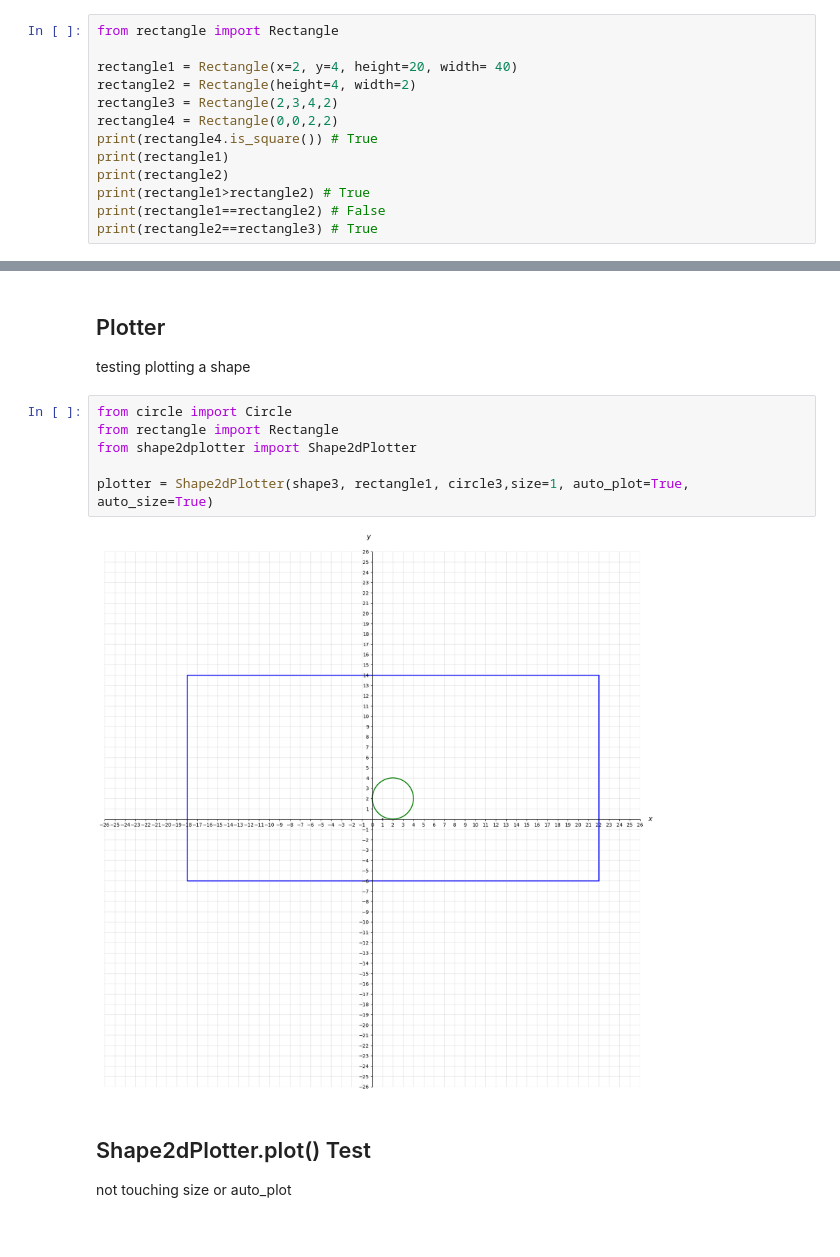
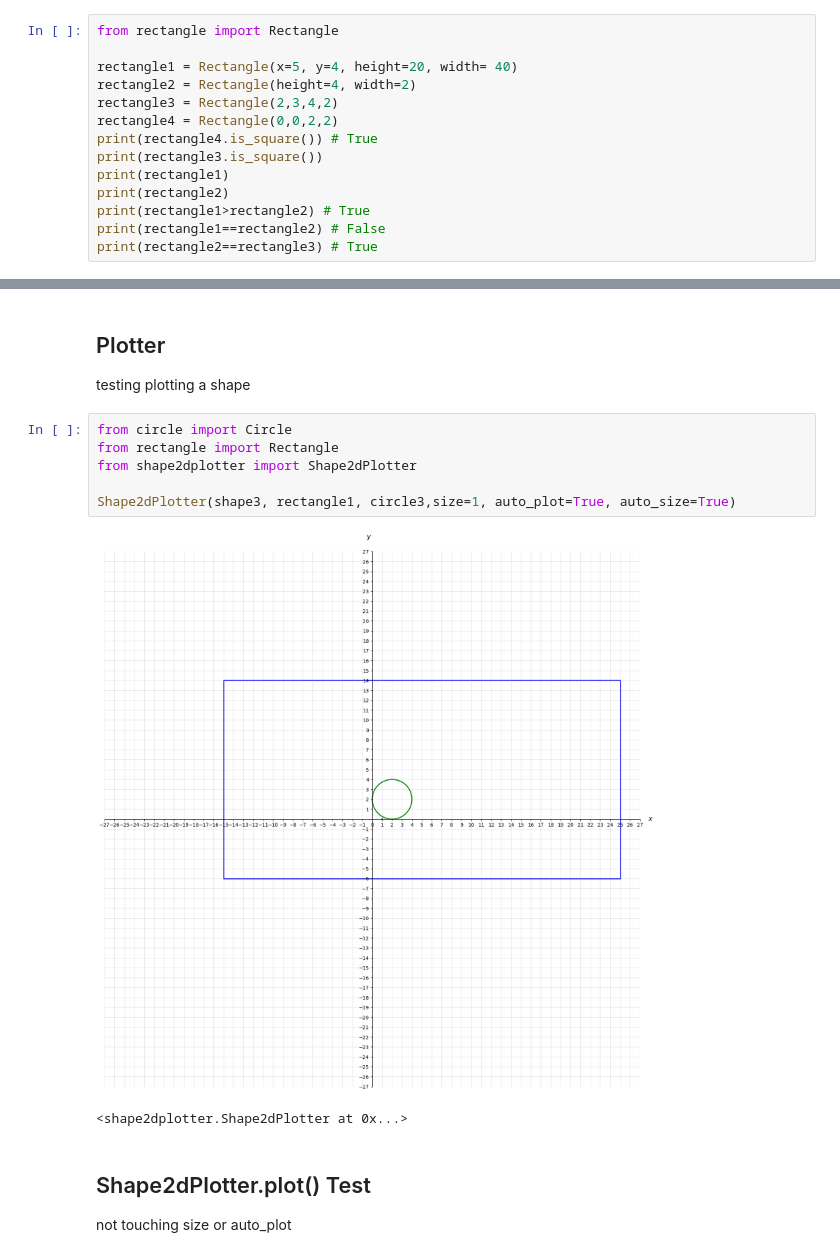
Before and after one commit to FellanNokes/lab_2_Felix_Kjellberg, a Jupyter notebook: manual_test.ipynb, the cells around one changed output, grey strips where cells are left out. Saved outputs shown, nothing was run; the diff lists cells and outputs as text.

Commit message:
added validation in plotter class

```diff
--- a/manual_test.ipynb
+++ b/manual_test.ipynb
@@ -108,11 +102,12 @@ circle1 > circle2, circle1 >= circle2, circle1 < circle3, circle3 < circle1
 # %%
 from rectangle import Rectangle
 
-rectangle1 = Rectangle(x=2, y=4, height=20, width= 40)
+rectangle1 = Rectangle(x=5, y=4, height=20, width= 40)
 rectangle2 = Rectangle(height=4, width=2)
 rectangle3 = Rectangle(2,3,4,2)
 rectangle4 = Rectangle(0,0,2,2)
 print(rectangle4.is_square()) # True
+print(rectangle3.is_square())
 print(rectangle1)
 print(rectangle2)
 print(rectangle1>rectangle2) # True
@@ -132,11 +128,12 @@ testing plotting a shape
 # %%
 from circle import Circle
 from rectangle import Rectangle
 from shape2dplotter import Shape2dPlotter
 
-plotter = Shape2dPlotter(shape3, rectangle1, circle3,size=1, auto_plot=True, auto_size=True)
+Shape2dPlotter(shape3, rectangle1, circle3,size=1, auto_plot=True, auto_size=True)
 # %% [output]
-[figure, old version]
+[figure, new version]
+<shape2dplotter.Shape2dPlotter at 0x...>
 # %% [markdown]
 ## Shape2dPlotter.plot() Test
 
```
Also changed, not shown: parts of 5 cells of this notebook, 4 other files.
